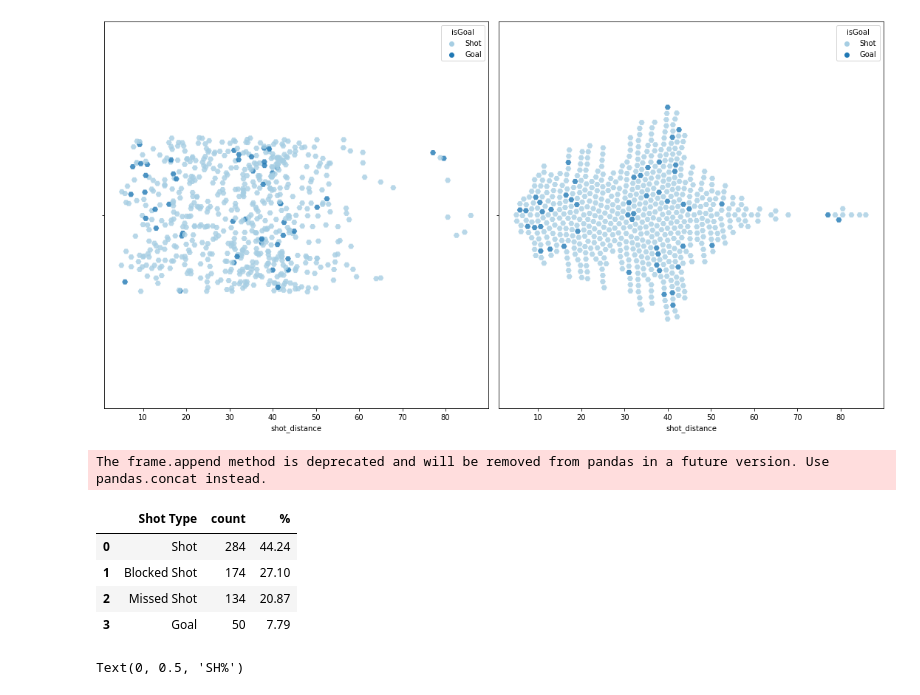
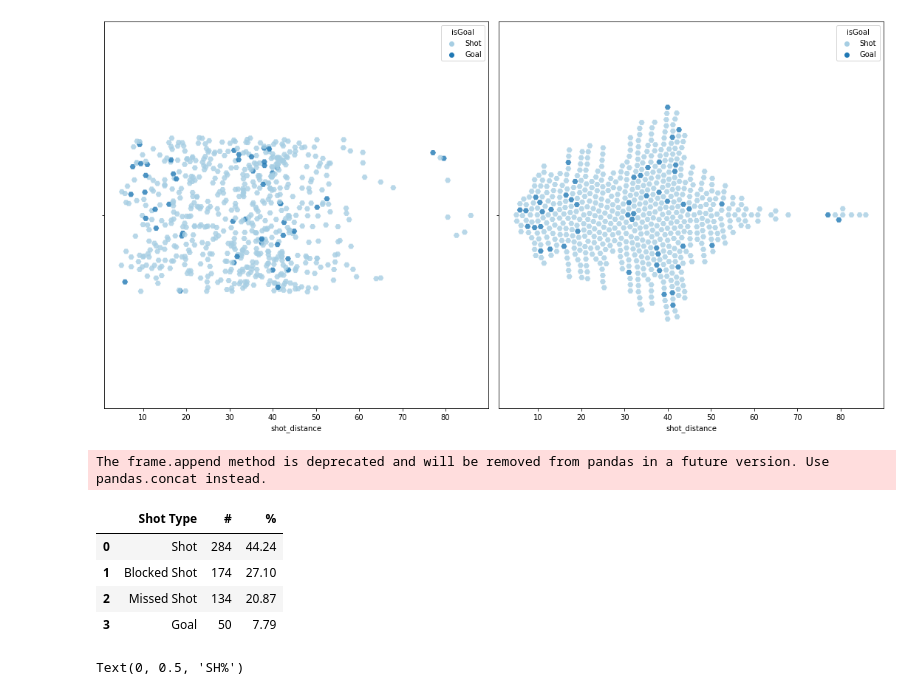
Before and after one commit to szonja126/NHL-Diplomamunka, a Jupyter notebook: readcsv.ipynb, the cells around one changed output. Saved outputs shown, nothing was run; the diff lists cells and outputs as text; code cells hidden in the pictures.

```diff
--- a/readcsv.ipynb
+++ b/readcsv.ipynb
@@ -446,34 +473,34 @@ A value is trying to be set on a copy of a slice from a DataFrame
 
 See the caveats in the documentation: https://pandas.pydata.org/pandas-docs/stable/user_guide/indexing.html#returning-a-view-versus-a-copy
 [figure]
-# %%
-all_sog1 = events_df[['player1Id','eventType','periodType']]
-all_sog1 = all_sog1[all_sog1['periodType'] != 'SHOOTOUT']
-all_sog1 = all_sog1[all_sog1['eventType'].isin(['Shot','Missed Shot','Goal'])]
-
-all_sog2 = events_df[['player2Id','eventType','periodType']]
-all_sog2 = all_sog2[all_sog2['periodType'] != 'SHOOTOUT']
-all_sog2 = all_sog2[all_sog2['eventType'].isin(['Blocked Shot'])]
-all_sog2 = all_sog2.rename(columns={"player2Id": "player1Id"})
-
-all_sog = all_sog1.append(all_sog2, ignore_index=True)
-
-all_sog = all_sog[all_sog['player1Id'].isin([8471214])]
-
-all_sog = all_sog.groupby(['eventType']).size().sort_values(ascending=False).reset_index(name='player1Id')
-
-all_sog = all_sog.rename(columns={"player1Id": "count", 'eventType':'Shot Type'})
-
-all_sog['%'] = round((all_sog['count'] / all_sog['count'].sum())*100,2)
-
-all_sog
-# %% [output]
-The frame.append method is deprecated and will be removed from pandas in a future version. Use pandas.concat instead.
-|  | Shot Type | count | % |
-| 0 | Shot | 284 | 44.24 |
-| 1 | Blocked Shot | 174 | 27.10 |
-| 2 | Missed Shot | 134 | 20.87 |
-| 3 | Goal | 50 | 7.79 |
+# %%
+all_sog1 = events_df[['player1Id','eventType','periodType']]
+all_sog1 = all_sog1[all_sog1['periodType'] != 'SHOOTOUT']
+all_sog1 = all_sog1[all_sog1['eventType'].isin(['Shot','Missed Shot','Goal'])]
+
+all_sog2 = events_df[['player2Id','eventType','periodType']]
+all_sog2 = all_sog2[all_sog2['periodType'] != 'SHOOTOUT']
+all_sog2 = all_sog2[all_sog2['eventType'].isin(['Blocked Shot'])]
+all_sog2 = all_sog2.rename(columns={"player2Id": "player1Id"})
+
+all_sog = all_sog1.append(all_sog2, ignore_index=True)
+
+all_sog = all_sog[all_sog['player1Id'].isin([8471214])]
+
+all_sog = all_sog.groupby(['eventType']).size().sort_values(ascending=False).reset_index(name='player1Id')
+
+all_sog = all_sog.rename(columns={"player1Id": "#", 'eventType':'Shot Type'})
+
+all_sog['%'] = round((all_sog['#'] / all_sog['#'].sum())*100,2)
+
+all_sog
+# %% [output]
+The frame.append method is deprecated and will be removed from pandas in a future version. Use pandas.concat instead.
+|  | Shot Type | # | % |
+| 0 | Shot | 284 | 44.24 |
+| 1 | Blocked Shot | 174 | 27.10 |
+| 2 | Missed Shot | 134 | 20.87 |
+| 3 | Goal | 50 | 7.79 |
 # %%
 #events_df.player1Type.unique() #'Winner', 'Scorer', 'Shooter', 'PenaltyOn', 'PlayerID','Blocker', 'Hitter'
 #events_df.player2Type.unique() #'Loser', 'Assist', 'DrewBy', 'Goalie', 'Shooter', 'Hittee'
```
Also changed, not shown: parts of 10 cells of this notebook.
